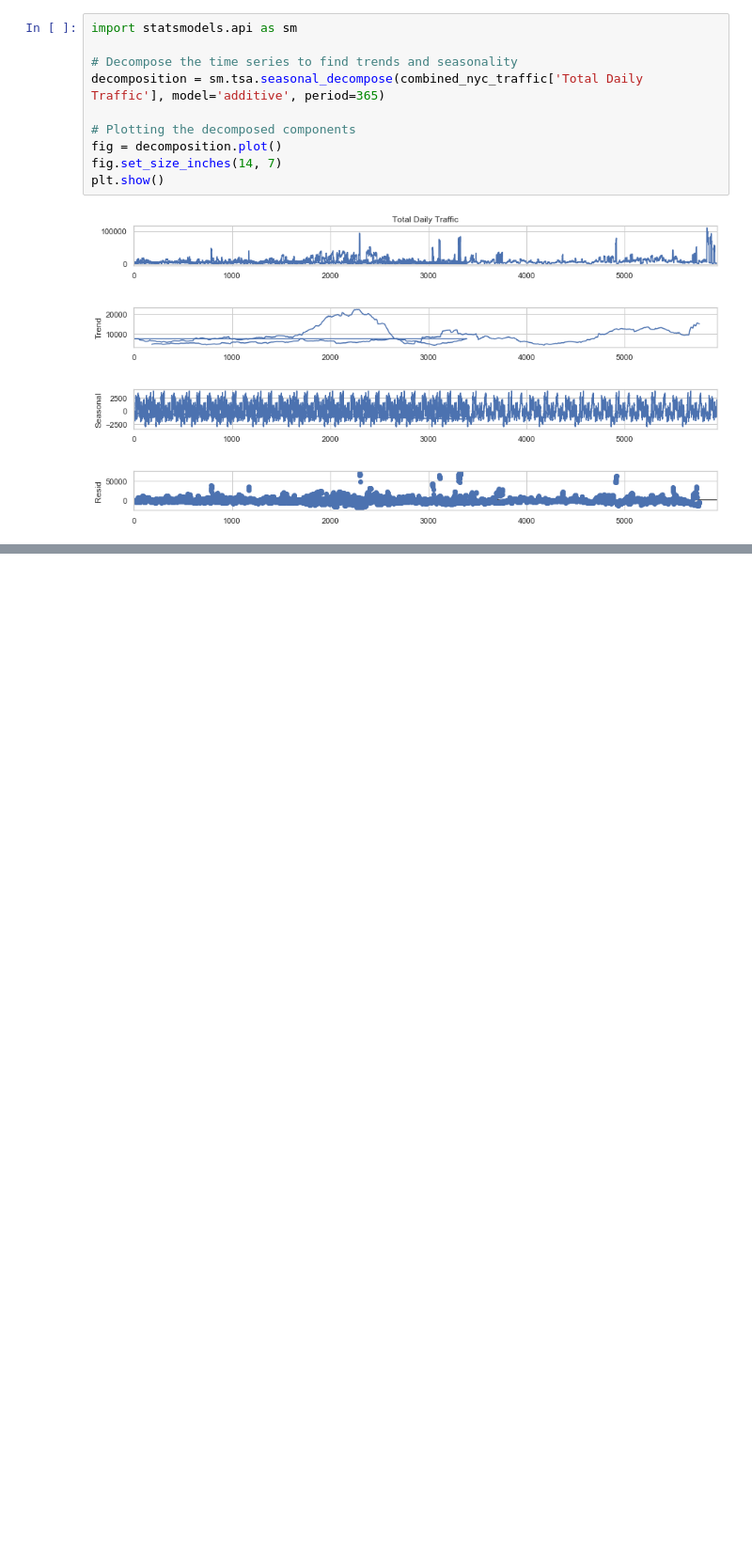
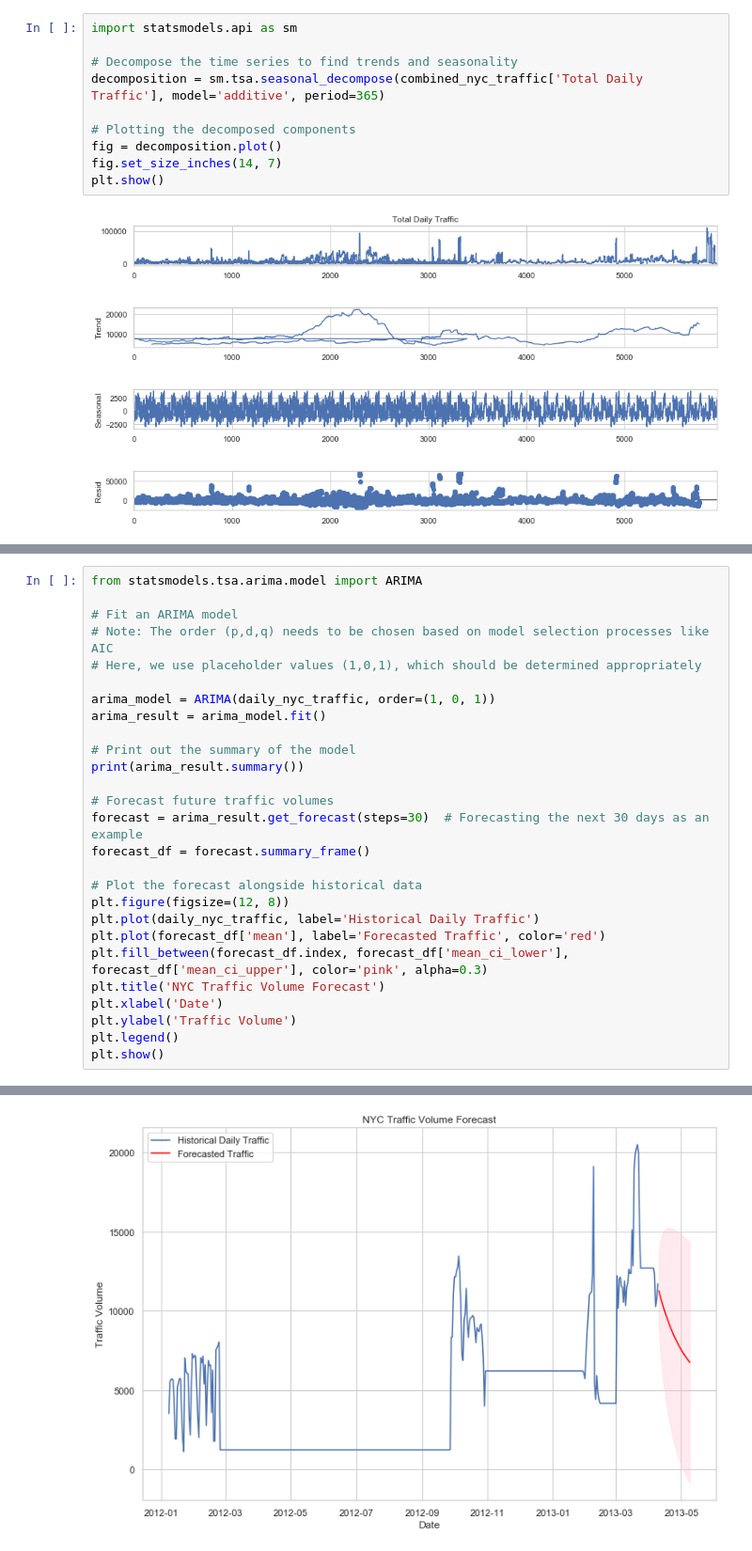
Before and after one commit to WhoisClean/ireland_transport, a Jupyter notebook: transport_ireland.ipynb, the cells around one changed output, grey strips where cells are left out. Shown at 94% size. Drawn from its saved outputs; the diff is of its cells as text; blank space fills up the shorter version.

```diff
--- a/transport_ireland.ipynb
+++ b/transport_ireland.ipynb
@@ -284,0 +275,28 @@ AttributeError: module 'scipy.stats' has no attribute 't_test'
+# %%
+from statsmodels.tsa.arima.model import ARIMA
+
+# Fit an ARIMA model
+# Note: The order (p,d,q) needs to be chosen based on model selection processes like AIC
+# Here, we use placeholder values (1,0,1), which should be determined appropriately
+
+arima_model = ARIMA(daily_nyc_traffic, order=(1, 0, 1))
+arima_result = arima_model.fit()
+
+# Print out the summary of the model
+print(arima_result.summary())
+
+# Forecast future traffic volumes
+forecast = arima_result.get_forecast(steps=30)  # Forecasting the next 30 days as an example
+forecast_df = forecast.summary_frame()
+
+# Plot the forecast alongside historical data
+plt.figure(figsize=(12, 8))
+plt.plot(daily_nyc_traffic, label='Historical Daily Traffic')
+plt.plot(forecast_df['mean'], label='Forecasted Traffic', color='red')
+plt.fill_between(forecast_df.index, forecast_df['mean_ci_lower'], forecast_df['mean_ci_upper'], color='pink', alpha=0.3)
+plt.title('NYC Traffic Volume Forecast')
+plt.xlabel('Date')
+plt.ylabel('Traffic Volume')
+plt.legend()
+plt.show()
+# %% [output]
@@ -284,0 +320 @@ AttributeError: module 'scipy.stats' has no attribute 't_test'
+[figure, added]
```
Also changed, not shown: parts of 9 cells of this notebook.
